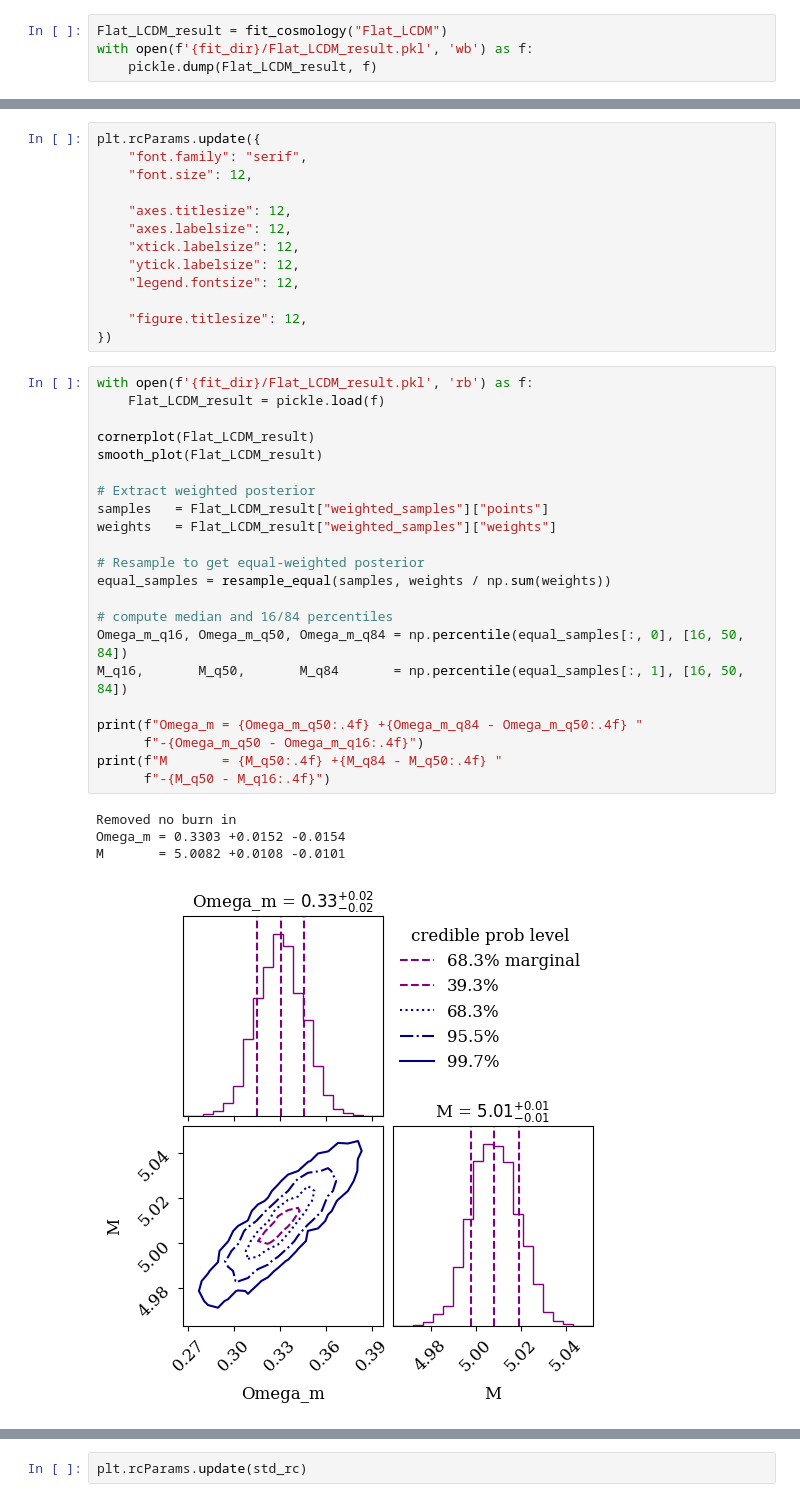
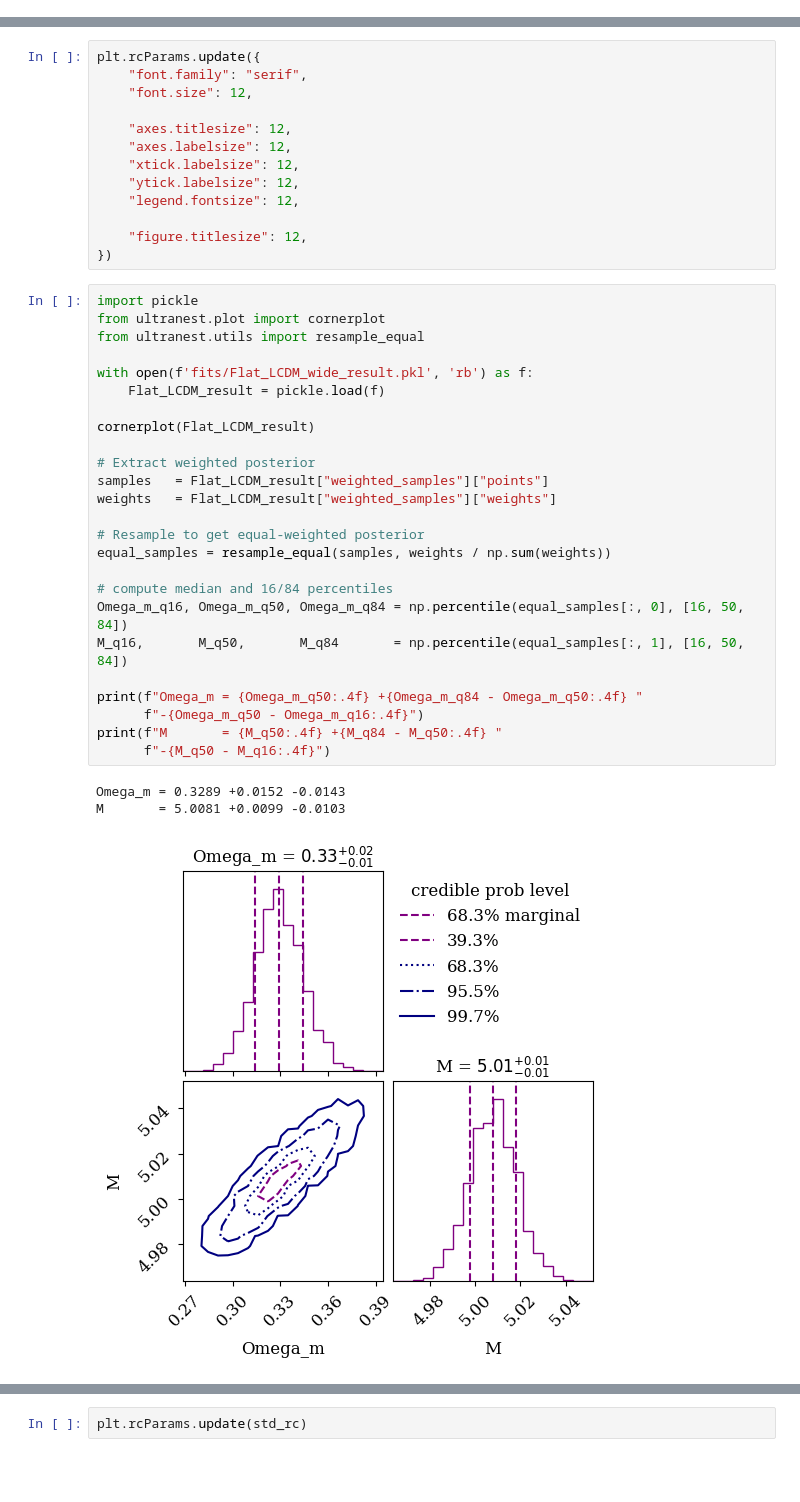
Before and after one commit to davidliuyh/HubbleDiagram, a Jupyter notebook: residual_w1.ipynb, the cells around one changed output, grey strips where cells are left out. Saved outputs shown, nothing was run; the diff lists cells and outputs as text; blank space fills up the shorter version.

```diff
--- a/residual_w1.ipynb
+++ b/residual_w1.ipynb
@@ -326,6 +107,2 @@ os.makedirs(fit_dir, exist_ok=True)
 # %% [markdown]
 ##### Flat LCDM
-# %%
-Flat_LCDM_result = fit_cosmology("Flat_LCDM")
-with open(f'{fit_dir}/Flat_LCDM_result.pkl', 'wb') as f:
-    pickle.dump(Flat_LCDM_result, f)
@@ -347,29 +120,31 @@ plt.rcParams.update({
     "figure.titlesize": 12,
 })
 # %%
-with open(f'{fit_dir}/Flat_LCDM_result.pkl', 'rb') as f:
+import pickle
+from ultranest.plot import cornerplot
+from ultranest.utils import resample_equal
+
+with open(f'fits/Flat_LCDM_wide_result.pkl', 'rb') as f:
     Flat_LCDM_result = pickle.load(f)
 
 cornerplot(Flat_LCDM_result)
-smooth_plot(Flat_LCDM_result)
 
 # Extract weighted posterior
 samples   = Flat_LCDM_result["weighted_samples"]["points"]
 weights   = Flat_LCDM_result["weighted_samples"]["weights"]
 
 # Resample to get equal-weighted posterior
 equal_samples = resample_equal(samples, weights / np.sum(weights))
 
 # compute median and 16/84 percentiles
 Omega_m_q16, Omega_m_q50, Omega_m_q84 = np.percentile(equal_samples[:, 0], [16, 50, 84])
 M_q16,       M_q50,       M_q84       = np.percentile(equal_samples[:, 1], [16, 50, 84])
 
 print(f"Omega_m = {Omega_m_q50:.4f} +{Omega_m_q84 - Omega_m_q50:.4f} "
       f"-{Omega_m_q50 - Omega_m_q16:.4f}")
 print(f"M       = {M_q50:.4f} +{M_q84 - M_q50:.4f} "
       f"-{M_q50 - M_q16:.4f}")
 # %% [output]
-Removed no burn in
-Omega_m = 0.3303 +0.0152 -0.0154
-M       = 5.0082 +0.0108 -0.0101
+Omega_m = 0.3289 +0.0152 -0.0143
+M       = 5.0081 +0.0099 -0.0103
-[figure, old version]
+[figure, new version]
```
Also changed, not shown: parts of 28 cells of this notebook.
